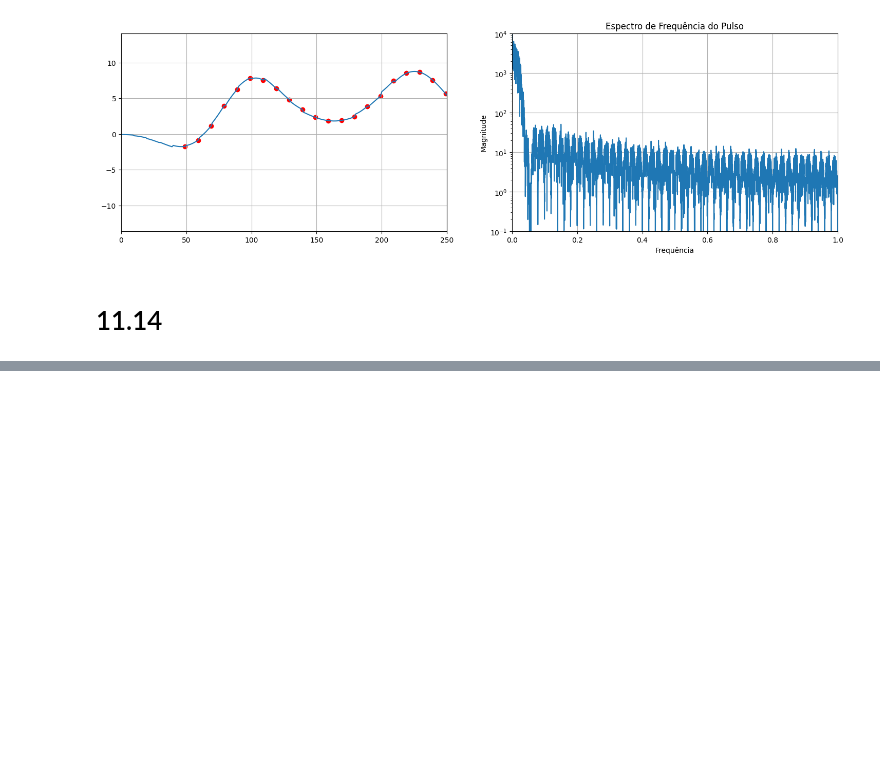
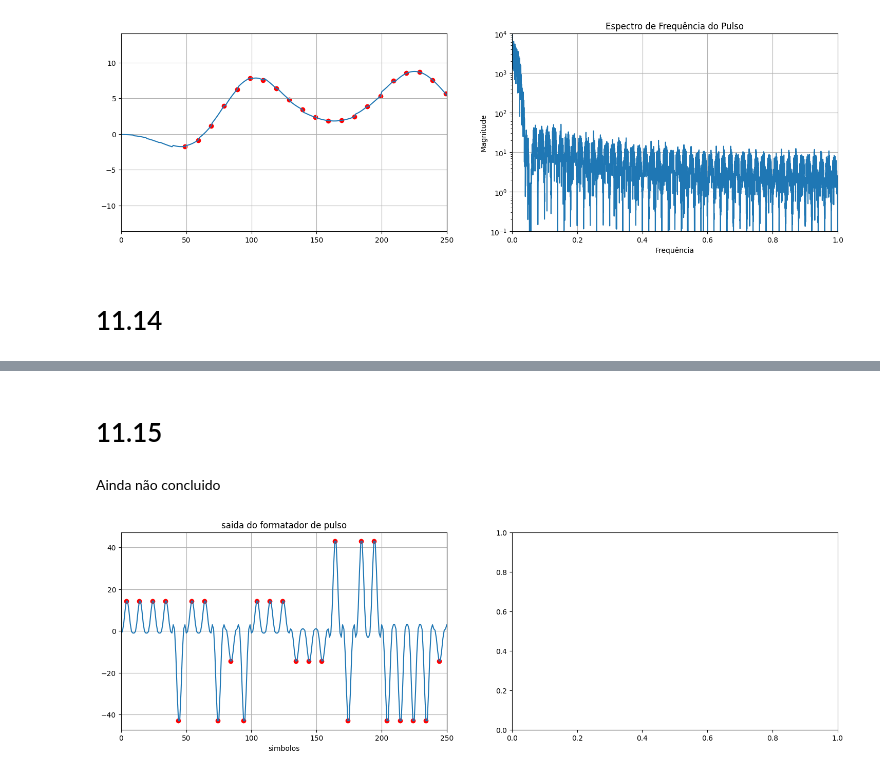
Before and after one commit to Mica-Tomaz/Sistemas-de-Comunica-o, a Jupyter notebook: Exercicios_de_Formatador_de_pulso.ipynb, the cells around one changed output, grey strips where cells are left out. Saved outputs shown, nothing was run; the diff lists cells and outputs as text; code cells hidden in the pictures; blank space fills up the shorter version.

```diff
--- a/Exercicios_de_Formatador_de_pulso.ipynb
+++ b/Exercicios_de_Formatador_de_pulso.ipynb
@@ -269,0 +271,35 @@ plt.show()
+# %% [markdown]
+# 11.15
+# %% [markdown]
+Ainda não concluido
+# %%
+N = 1000
+M = 10 #largura de faixa inicial do pulso
+simbolos = np.zeros(N)
+for i in range(N):
+  simbolos[i] = random.choice([-3,-1,1,3])
+# %%
+sim_up = np.zeros(N*M)
+sim_up[::M] = simbolos #Oversample dos simbolos
+
+t = np.linspace(-10, 10, 10)  # Tempo
+
+pulso = raised_cosine(t, 0.1)
+
+pulso_norm = pulso/max(pulso)
+
+out = np.convolve(pulso_norm, sim_up) #Convoluindo o pulso e os simbolos
+
+indices_t = np.arange(4, len(out), M)
+
+figure, axis = plt.subplots(1,2, figsize=(18,5))
+
+# Plotando a saida
+axis[0].plot(out)
+axis[0].set_xlim([0,250])
+axis[0].scatter(indices_t, out[indices_t], color='red', label='Pontos Destacados')
+axis[0].set_title('saida do formatador de pulso')
+axis[0].set_xlabel('simbolos')
+axis[0].grid(True)
+# %% [output]
+[figure, added]
```
Also changed, not shown: parts of 5 cells of this notebook.
